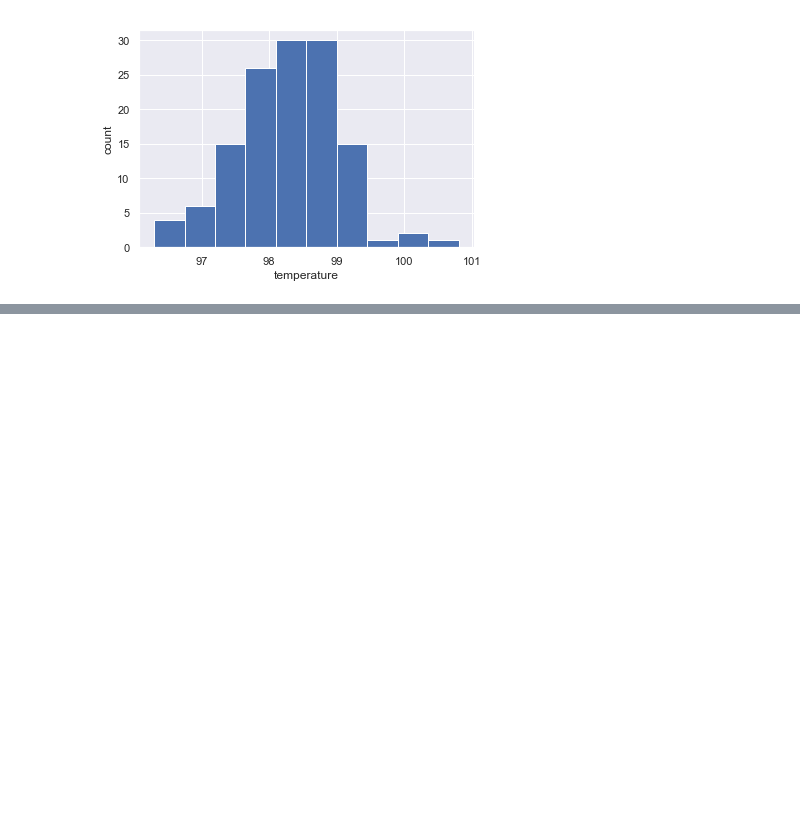
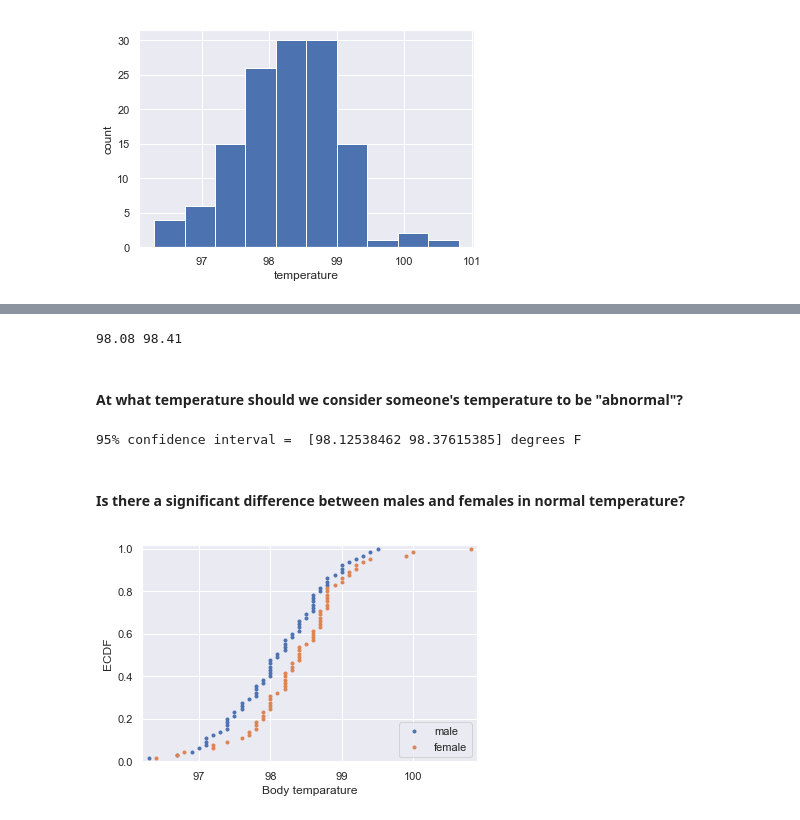
Before and after one commit to kartikvenkat0711/Walmart-Data-Science-capstone, a Jupyter notebook: sliderule_dsi_inferential_statistics_exercise_1.ipynb, the cells around one changed output, grey strips where cells are left out. Drawn from its saved outputs; the diff is of its cells as text; code cells hidden in the pictures; blank space fills up the shorter version.

```diff
--- a/sliderule_dsi_inferential_statistics_exercise_1.ipynb
+++ b/sliderule_dsi_inferential_statistics_exercise_1.ipynb
@@ -127,0 +200,65 @@ The 'normed' kwarg was deprecated in Matplotlib 2.1 and will be removed in 3.1.
+# %%
+# Computing 99% confidence interval of population mean
+alpha = 1 - (99/100)
+critical_prob = 1 - (alpha/2) # Critical probability
+# print(stats.norm.ppf(critical_prob))
+moe = stats.norm.ppf(critical_prob) * sd_sample # Margin of error
+# print(moe)
+conf_interval_high = df['temperature'].mean() + moe # Confidence interval
+conf_interval_low = df['temperature'].mean() - moe
+print(conf_interval_low.round(2), conf_interval_high.round(2))
+# %% [output]
+98.08 98.41
+# %% [markdown]
+#### At what temperature should we consider someone's temperature to be "abnormal"?
+# %%
+# If the temperature falls outside the 95% confidence interval we should consider a person's temperature
+# to be abnormal.
+
+bs_temp_replicates = draw_bs_reps(df['temperature'], np.mean, size = 10000) # Array of 10000 means
+
+conf_int = np.percentile(bs_temp_replicates, [2.5, 97.5]) # Calculating 95% confidence interval
+
+print('95% confidence interval = ', conf_int, 'degrees F')
+
+# We can say with 95% confidence that the normal body temperature should fall between 98.12 and 98.37 degrees F.
+# Hence we can conclude that if an individual's body temperature is less than 98.12 or greater than 98.37, their temperature
+# would be abnormal.
+# %% [output]
+95% confidence interval =  [98.12538462 98.37615385] degrees F
+# %% [markdown]
+#### Is there a significant difference between males and females in normal temperature?
+# %%
+df_males = df[df['gender'] == 'M'] # dataset with only males
+# print(df_males)
+
+df_females = df[df['gender'] == 'F'] # Only females
+# print(df_females)
+# %%
+temp_males = df_males['temperature'] # Data with only male temperatures
+temp_females = df_females['temperature'] # Only female temperatures
+
+# Using exploratory methods to see if there is any difference in means, compute the ECDF
+
+x_males, y_males = ecdf(temp_males) # ECDF of male temps
+x_females, y_females = ecdf(temp_females) # ECDF of female temps
+
+# Plot the ECDFs
+_ = plt.plot(x_males, y_males, marker='.', linestyle='none')
+_ = plt.plot(x_females, y_females, marker='.', linestyle='none')
+
+# Set margins
+plt.margins(0.02)
+
+# Add axis labels and legend
+_ = plt.xlabel('Body temparature')
+_ = plt.ylabel('ECDF')
+_ = plt.legend(('male', 'female'), loc='lower right')
+
+# Show the plot
+plt.show()
+
+# The ECDF comparison plot below indicates that there may be a significant difference between mean of normal temperatures
+# between males and females
+# %% [output]
+[figure, added]
```
Also changed, not shown: parts of 22 cells of this notebook.
